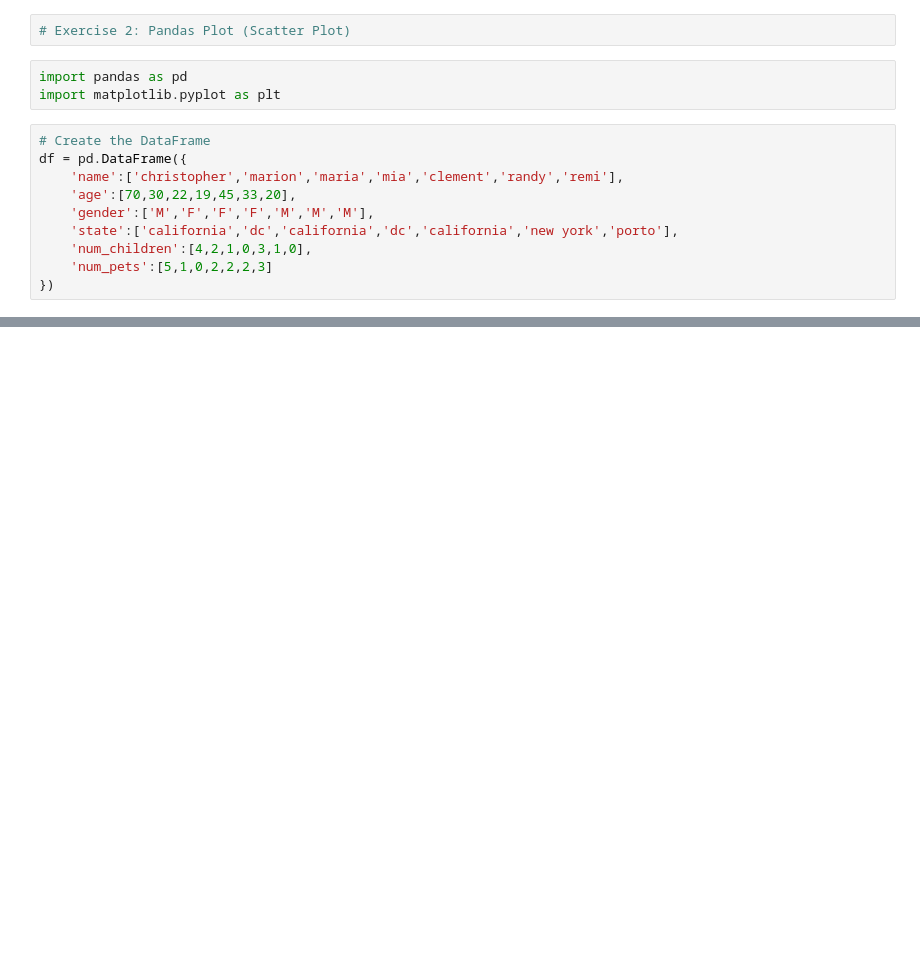
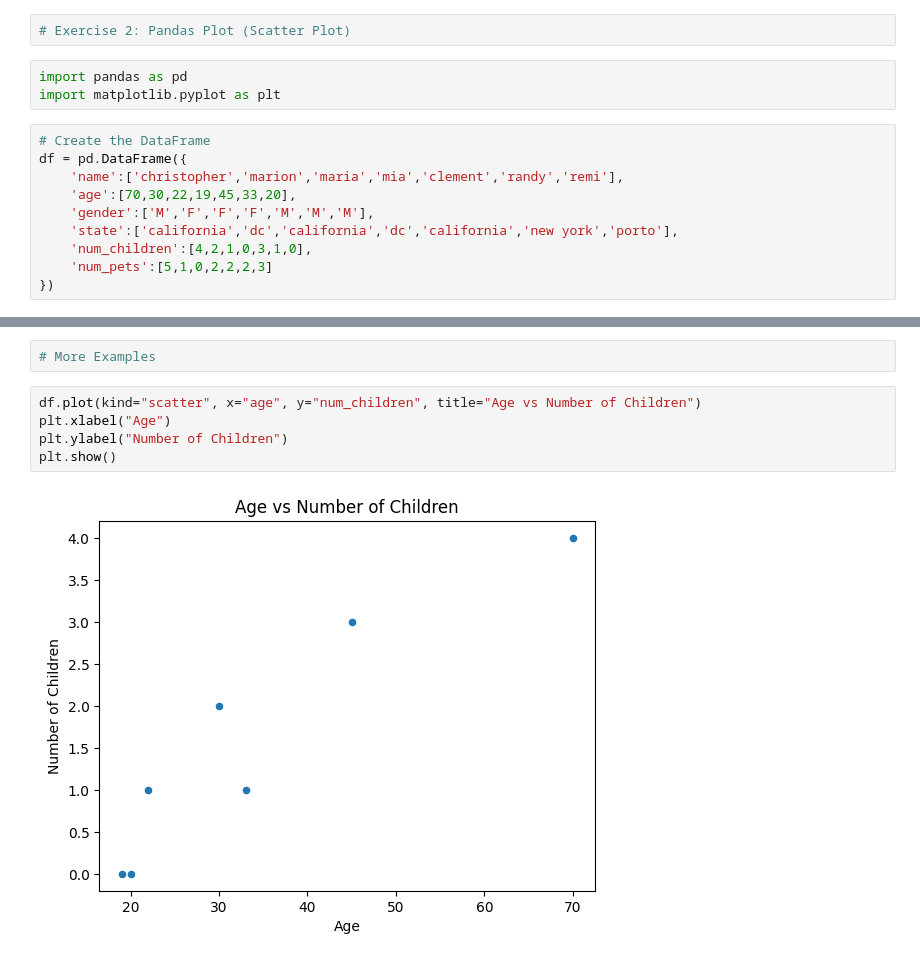
Before and after one commit to stkisengese/visualizations, a Jupyter notebook: ex02_pandas_scatter_plot.ipynb, the cells around one changed output, grey strips where cells are left out. Cells and saved outputs as stored; diff of their text form; blank space fills up the shorter version.

```diff
--- a/ex02_pandas_scatter_plot.ipynb
+++ b/ex02_pandas_scatter_plot.ipynb
@@ -22,0 +29,9 @@ ax = df.plot(x='age', y='num_children', kind='scatter',
+# %%
+# More Examples
+# %%
+df.plot(kind="scatter", x="age", y="num_children", title="Age vs Number of Children")
+plt.xlabel("Age")
+plt.ylabel("Number of Children")
+plt.show()
+# %% [output]
+[figure, added]
```
Also changed, not shown: parts of 3 cells of this notebook.
